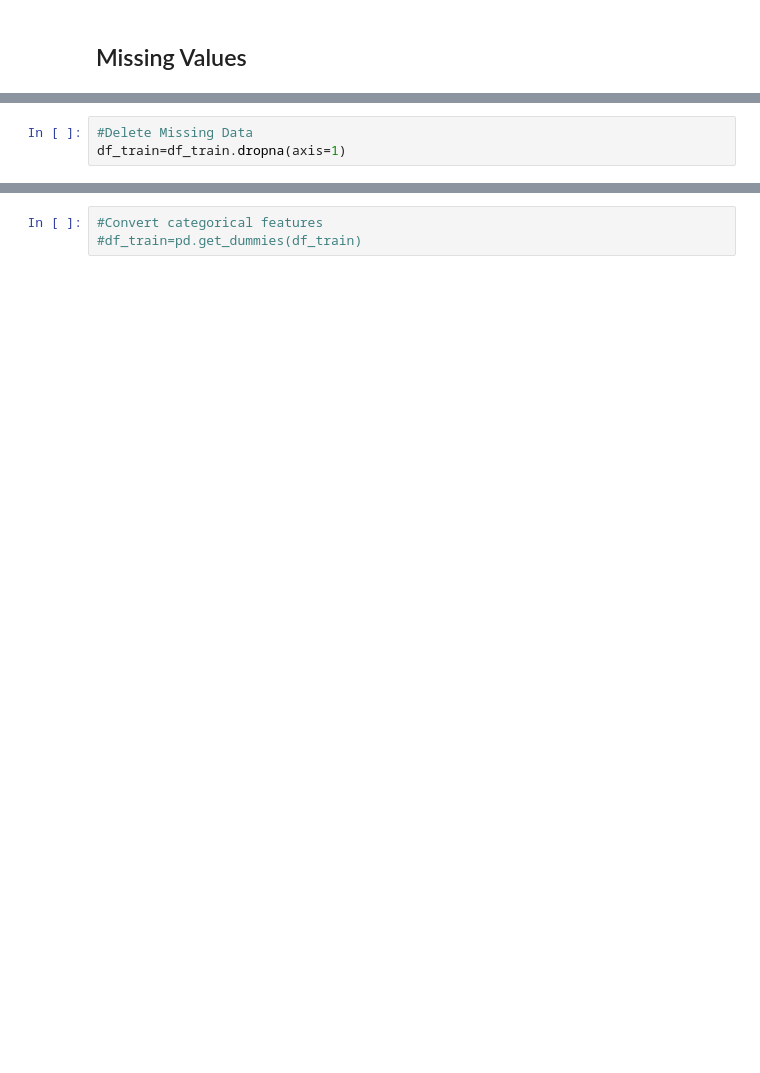
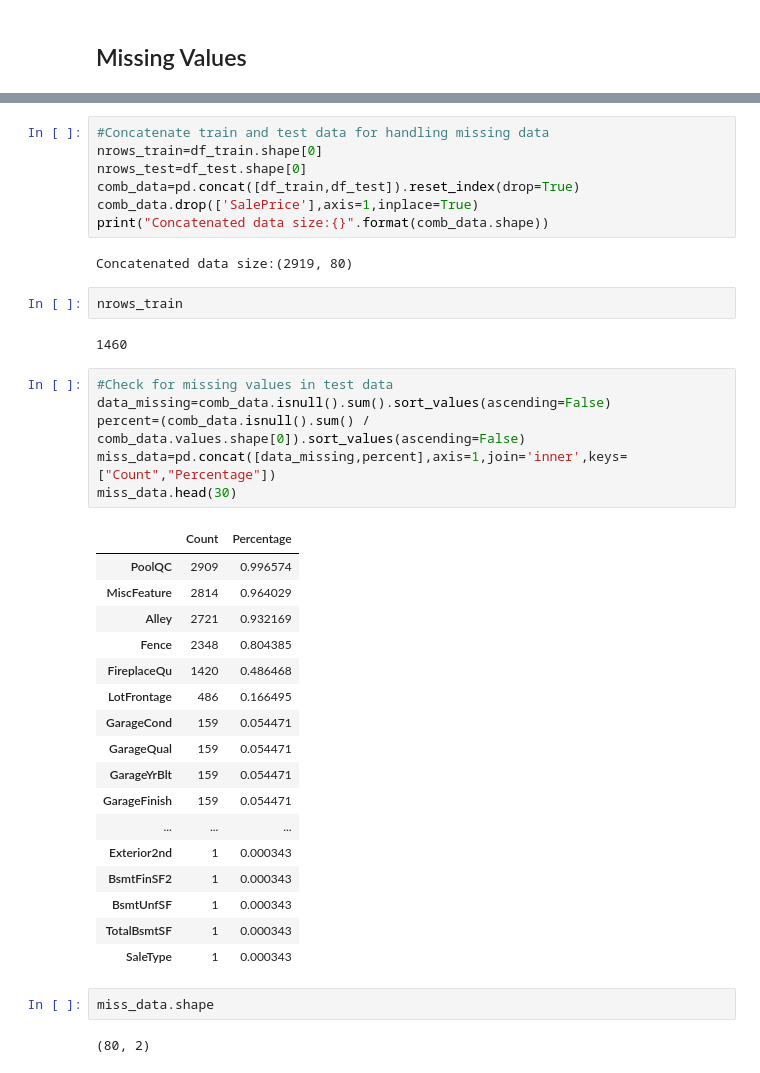
Before and after one commit to Ahsana-Ahffan/House-Value-Prediction-Kaggle-, a Jupyter notebook: houseprediction.ipynb, the cells around one changed output, grey strips where cells are left out. Cells and saved outputs as stored; diff of their text form; blank space fills up the shorter version.

```diff
--- a/houseprediction.ipynb
+++ b/houseprediction.ipynb
@@ -258,3 +248,0 @@ dtype: int64
-# %%
-#Delete Missing Data
-df_train=df_train.dropna(axis=1)
@@ -292,3 +249,41 @@ while (i<27):
-# %%
-#Convert categorical features
-#df_train=pd.get_dummies(df_train)
+# %%
+#Concatenate train and test data for handling missing data
+nrows_train=df_train.shape[0]
+nrows_test=df_test.shape[0]
+comb_data=pd.concat([df_train,df_test]).reset_index(drop=True)
+comb_data.drop(['SalePrice'],axis=1,inplace=True)
+print("Concatenated data size:{}".format(comb_data.shape))
+# %% [output]
+Concatenated data size:(2919, 80)
+# %%
+nrows_train
+# %% [output]
+1460
+# %%
+#Check for missing values in test data
+data_missing=comb_data.isnull().sum().sort_values(ascending=False)
+percent=(comb_data.isnull().sum() / comb_data.values.shape[0]).sort_values(ascending=False)
+miss_data=pd.concat([data_missing,percent],axis=1,join='inner',keys=["Count","Percentage"])
+miss_data.head(30)
+# %% [output]
+|  | Count | Percentage |
+| PoolQC | 2909 | 0.996574 |
+| MiscFeature | 2814 | 0.964029 |
+| Alley | 2721 | 0.932169 |
+| Fence | 2348 | 0.804385 |
+| FireplaceQu | 1420 | 0.486468 |
+| LotFrontage | 486 | 0.166495 |
+| GarageCond | 159 | 0.054471 |
+| GarageQual | 159 | 0.054471 |
+| GarageYrBlt | 159 | 0.054471 |
+| GarageFinish | 159 | 0.054471 |
+| ... | ... | ... |
+| Exterior2nd | 1 | 0.000343 |
+| BsmtFinSF2 | 1 | 0.000343 |
+| BsmtUnfSF | 1 | 0.000343 |
+| TotalBsmtSF | 1 | 0.000343 |
+| SaleType | 1 | 0.000343 |
+# %%
+miss_data.shape
+# %% [output]
+(80, 2)
```
Also changed, not shown: parts of 35 cells of this notebook.
